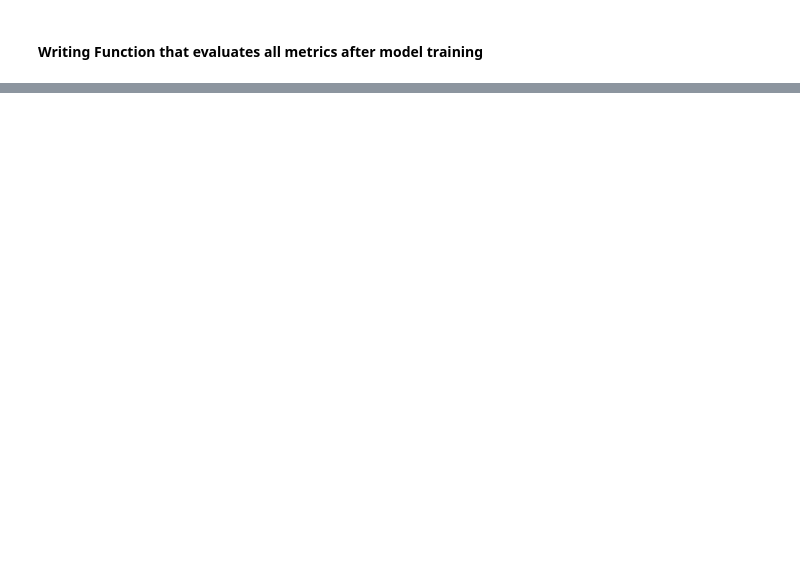
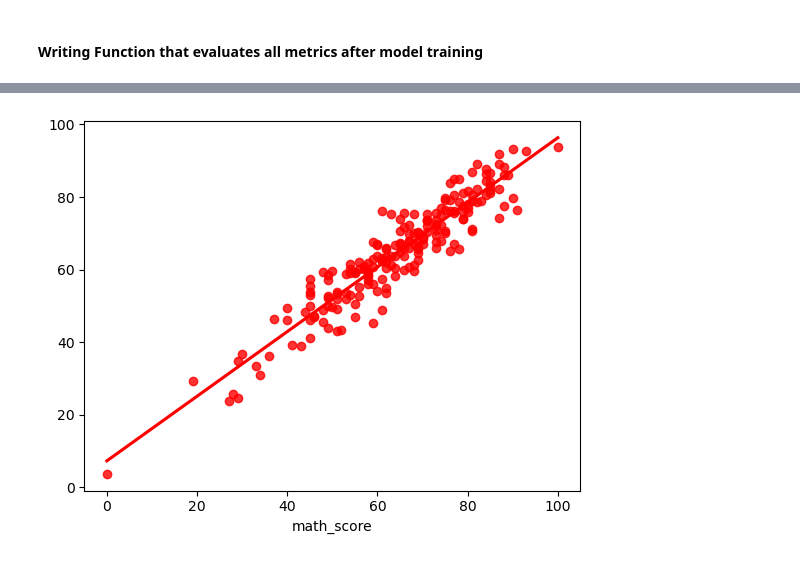
Before and after one commit to sam47-asfaw/ml-project, a Jupyter notebook: src/notebook/MODEL TRAINING.ipynb, the cells around one changed output, grey strips where cells are left out. Drawn from its saved outputs; the diff is of its cells as text; code cells hidden in the pictures; blank space fills up the shorter version.

```diff
--- a/src/notebook/MODEL TRAINING.ipynb
+++ b/src/notebook/MODEL TRAINING.ipynb
@@ -239,0 +247,4 @@ pd.DataFrame(list(zip(model_list, r2_list)), columns= ['Model Name', 'R2_Score']
+# %%
+sns.regplot(x=y_test,y=y_pred,ci=None,color ='red');
+# %% [output]
+[figure, added]
```
Also changed, not shown: parts of 15 cells of this notebook.
